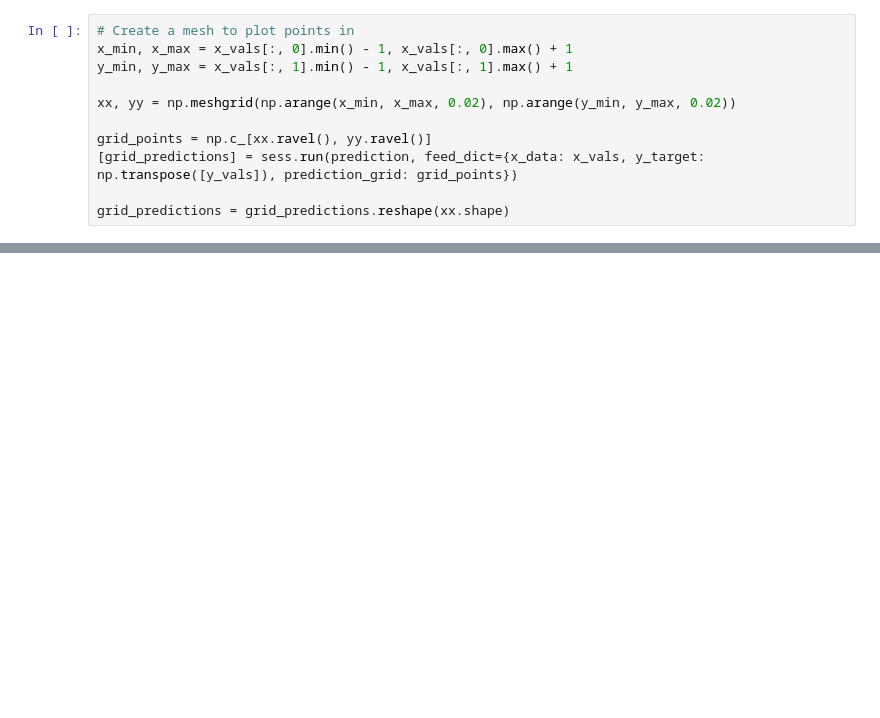
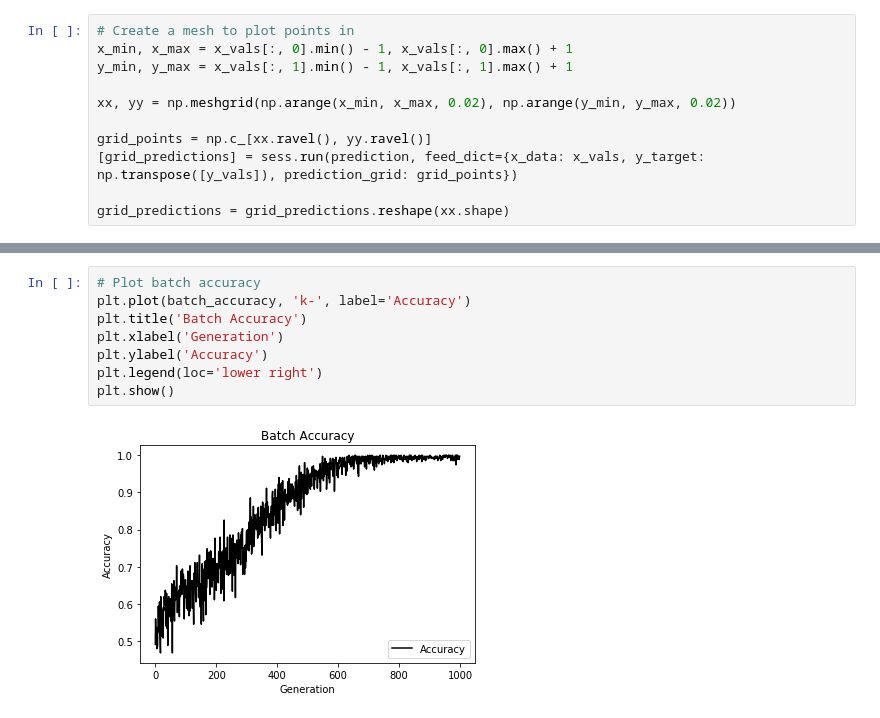
Before and after one commit to Junist96/OCL, a Jupyter notebook: Support Vector Machine/(비선형 SVM) .ipynb, the cells around one changed output, grey strips where cells are left out. Drawn from its saved outputs; the diff is of its cells as text; blank space fills up the shorter version.

```diff
--- a/Support Vector Machine/(비선형 SVM) .ipynb
+++ b/Support Vector Machine/(비선형 SVM) .ipynb
@@ -114,0 +132,10 @@ grid_predictions = grid_predictions.reshape(xx.shape)
+# %%
+# Plot batch accuracy
+plt.plot(batch_accuracy, 'k-', label='Accuracy')
+plt.title('Batch Accuracy')
+plt.xlabel('Generation')
+plt.ylabel('Accuracy')
+plt.legend(loc='lower right')
+plt.show()
+# %% [output]
+[figure, added]
```
Also changed, not shown: parts of 4 cells of this notebook.
